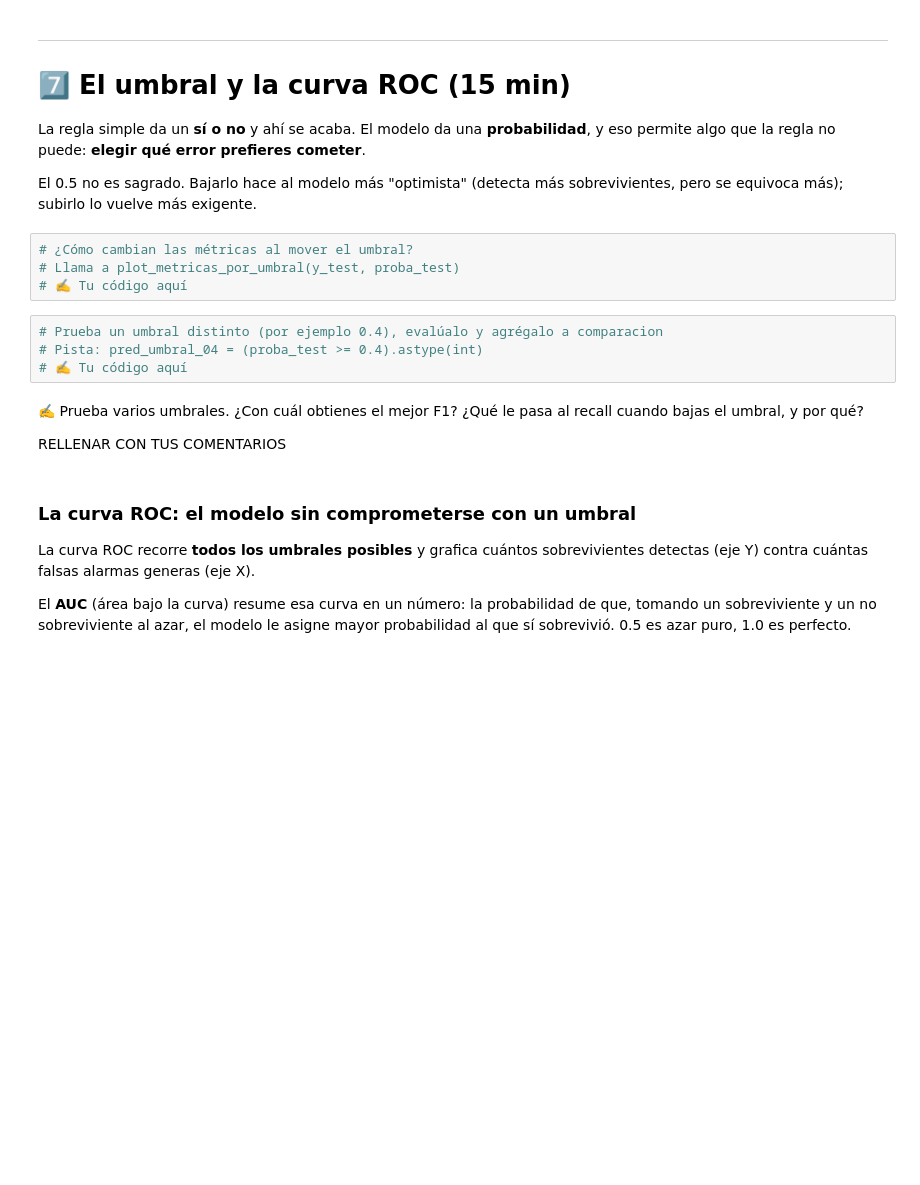
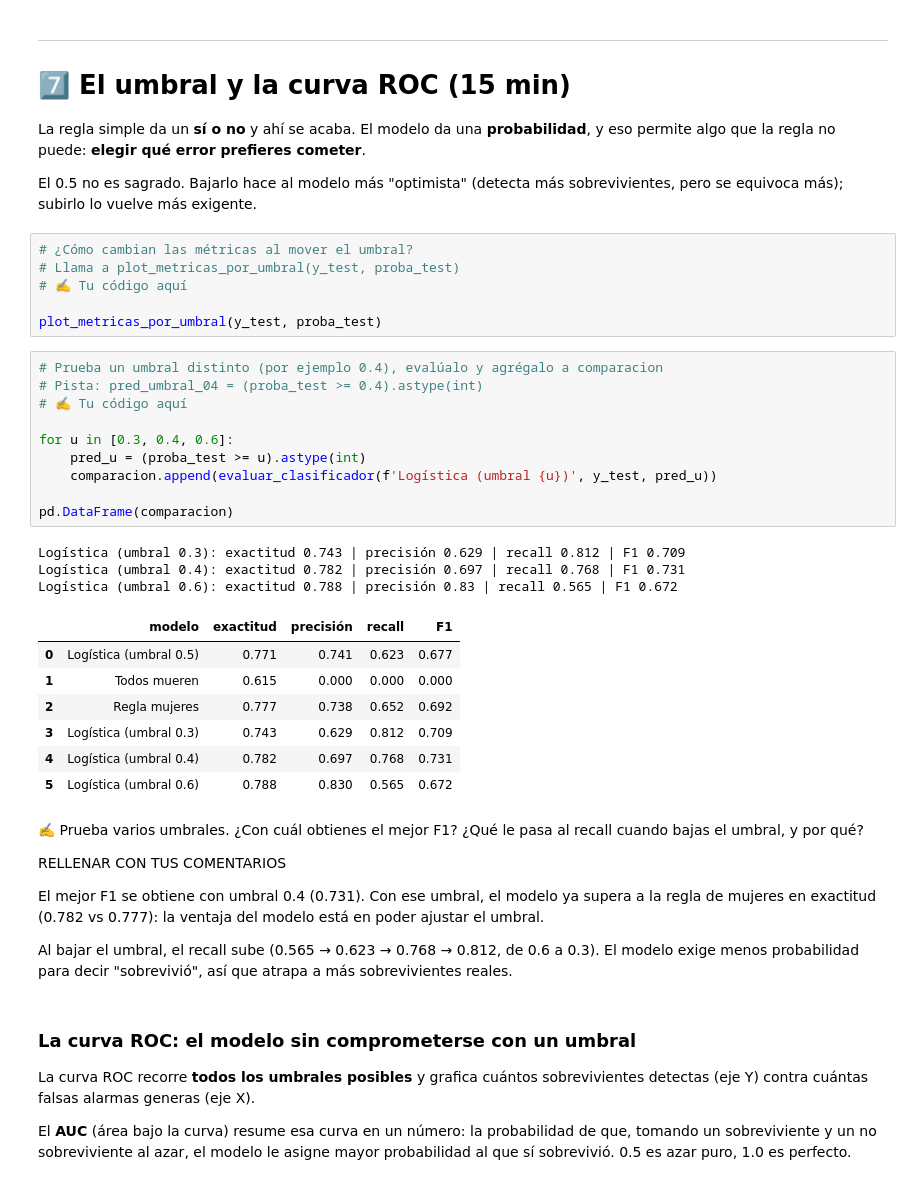
Before and after one commit to deby4444/modelos-predictivos-595879, a Jupyter notebook: 02-regresion-logistica/caso_titanic.ipynb, the cells around one changed output. Saved outputs shown, nothing was run; the diff lists cells and outputs as text; blank space fills up the shorter version.

```diff
--- a/02-regresion-logistica/caso_titanic.ipynb
+++ b/02-regresion-logistica/caso_titanic.ipynb
@@ -906,14 +942,37 @@ El 0.5 no es sagrado. Bajarlo hace al modelo más "optimista" (detecta más sobr
 # ¿Cómo cambian las métricas al mover el umbral?
 # Llama a plot_metricas_por_umbral(y_test, proba_test)
 # ✍️ Tu código aquí
+
+plot_metricas_por_umbral(y_test, proba_test)
 # %%
 # Prueba un umbral distinto (por ejemplo 0.4), evalúalo y agrégalo a comparacion
 # Pista: pred_umbral_04 = (proba_test >= 0.4).astype(int)
 # ✍️ Tu código aquí
+
+for u in [0.3, 0.4, 0.6]:
+    pred_u = (proba_test >= u).astype(int)
+    comparacion.append(evaluar_clasificador(f'Logística (umbral {u})', y_test, pred_u))
+
+pd.DataFrame(comparacion)
+# %% [output]
+Logística (umbral 0.3): exactitud 0.743 | precisión 0.629 | recall 0.812 | F1 0.709
+Logística (umbral 0.4): exactitud 0.782 | precisión 0.697 | recall 0.768 | F1 0.731
+Logística (umbral 0.6): exactitud 0.788 | precisión 0.83 | recall 0.565 | F1 0.672
+|  | modelo | exactitud | precisión | recall | F1 |
+| 0 | Logística (umbral 0.5) | 0.771 | 0.741 | 0.623 | 0.677 |
+| 1 | Todos mueren | 0.615 | 0.000 | 0.000 | 0.000 |
+| 2 | Regla mujeres | 0.777 | 0.738 | 0.652 | 0.692 |
+| 3 | Logística (umbral 0.3) | 0.743 | 0.629 | 0.812 | 0.709 |
+| 4 | Logística (umbral 0.4) | 0.782 | 0.697 | 0.768 | 0.731 |
+| 5 | Logística (umbral 0.6) | 0.788 | 0.830 | 0.565 | 0.672 |
 # %% [markdown]
 ✍️ Prueba varios umbrales. ¿Con cuál obtienes el mejor F1? ¿Qué le pasa al recall cuando bajas el umbral, y por qué?
 
 RELLENAR CON TUS COMENTARIOS
+
+El mejor F1 se obtiene con umbral 0.4 (0.731). Con ese umbral, el modelo ya supera a la regla de mujeres en exactitud (0.782 vs 0.777): la ventaja del modelo está en poder ajustar el umbral.
+
+Al bajar el umbral, el recall sube (0.565 → 0.623 → 0.768 → 0.812, de 0.6 a 0.3). El modelo exige menos probabilidad para decir "sobrevivió", así que atrapa a más sobrevivientes reales.
 # %% [markdown]
 ### La curva ROC: el modelo sin comprometerse con un umbral
 La curva ROC recorre **todos los umbrales posibles** y grafica cuántos sobrevivientes detectas (eje Y) contra cuántas falsas alarmas generas (eje X).
```
Also changed, not shown: parts of 17 cells of this notebook.
